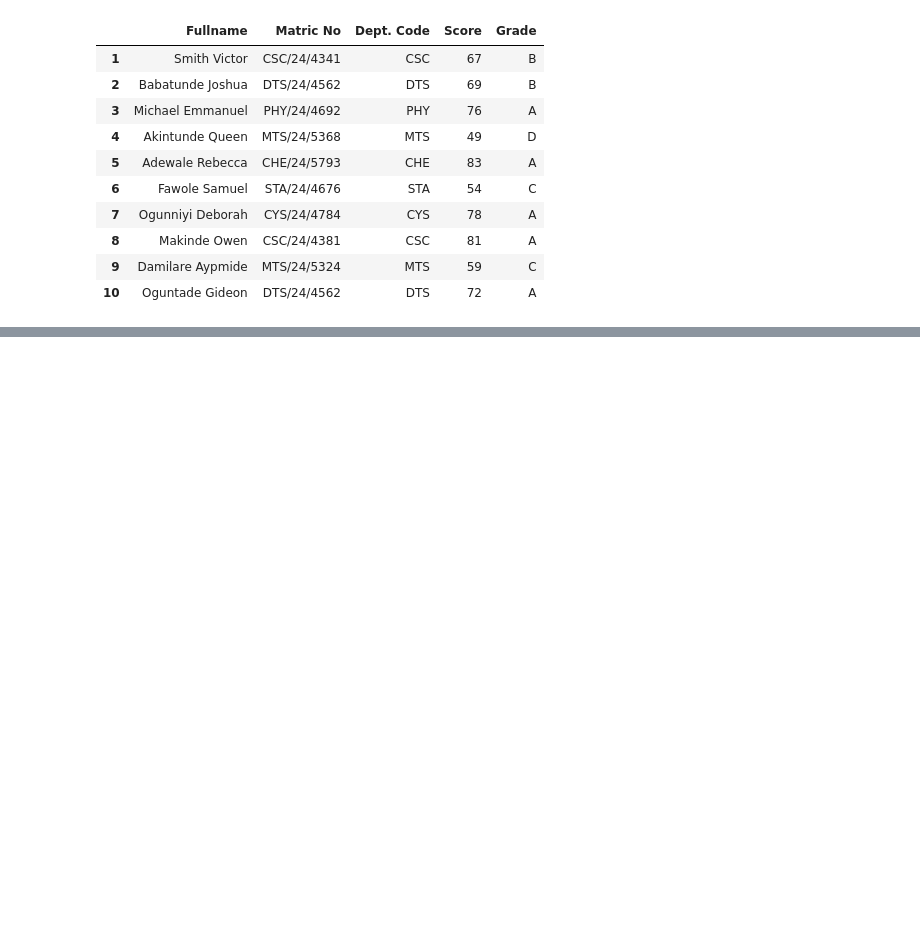
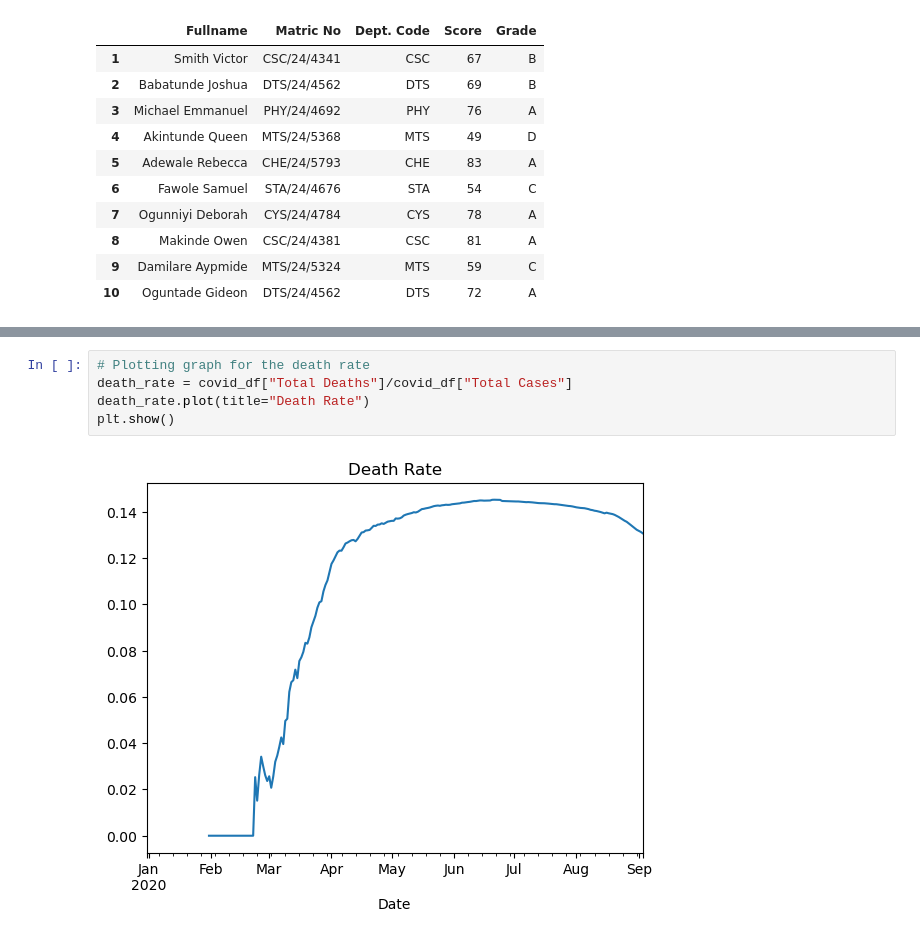
Before and after one commit to Vinny-5424/Data-Analysis-Jupyter, a Jupyter notebook: Pandas/Pandas.ipynb, the cells around one changed output, grey strips where cells are left out. Cells and saved outputs as stored; diff of their text form; blank space fills up the shorter version.

```diff
--- a/Pandas/Pandas.ipynb
+++ b/Pandas/Pandas.ipynb
@@ -598,0 +1025,7 @@ a
+# %%
+# Plotting graph for the death rate
+death_rate = covid_df["Total Deaths"]/covid_df["Total Cases"]
+death_rate.plot(title="Death Rate")
+plt.show()
+# %% [output]
+[figure, added]
```
Also changed, not shown: parts of 51 cells of this notebook, 20 other files.
